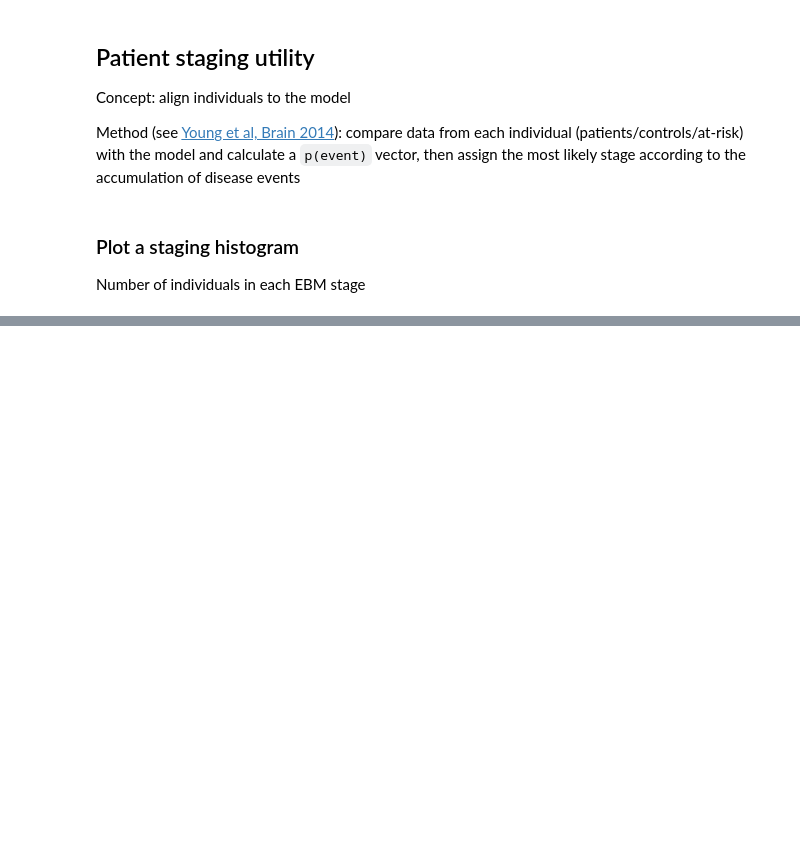
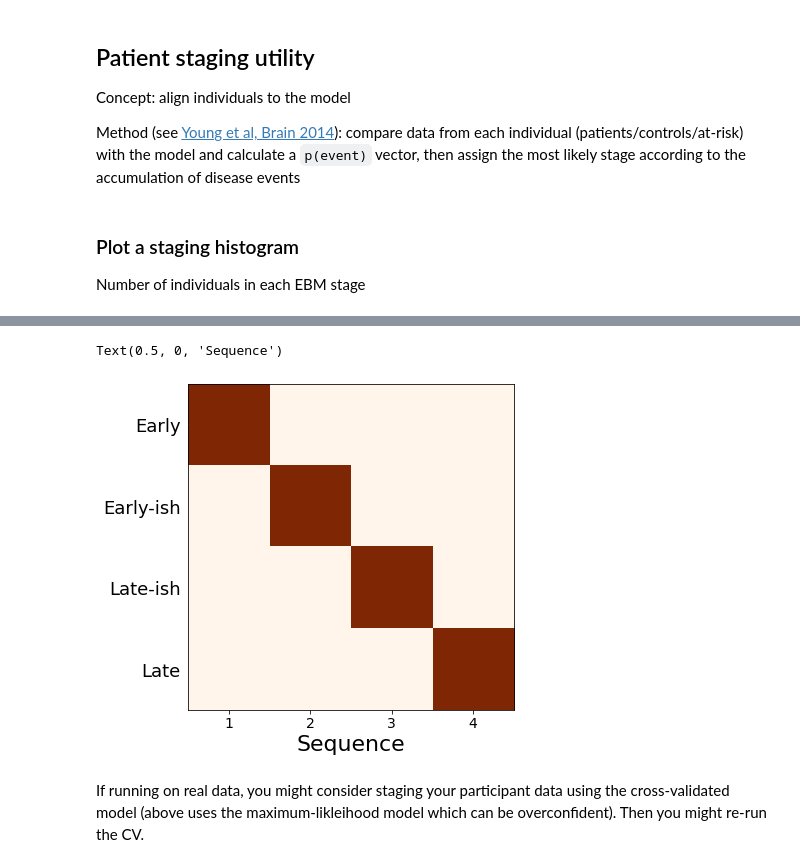
Before and after one commit to ucl-pond/kde_ebm, a Jupyter notebook: examples/kde_ebm_walkthrough.ipynb, the cells around one changed output, grey strips where cells are left out. Cells and saved outputs as stored; diff of their text form; code cells hidden in the pictures; blank space fills up the shorter version.

Commit message:
Added cross-validation code

```diff
--- a/examples/kde_ebm_walkthrough.ipynb
+++ b/examples/kde_ebm_walkthrough.ipynb
@@ -479,29 +666,34 @@ By Gufosowa - Own work, CC BY-SA 4.0, https://commons.wikimedia.org/w/index.php?
 # %%
-# #* Plot EBM (PVD)
-# pvd_rcv, seq_rcv = ebm_ute.extract_pvd(ml_order=seqs_rcv,samples=mcmc_samples_rcv)
-# reorder_rcv = np.argsort(seq_rcv)
-# pvd_rcv_ = pvd_rcv[:][reorder_rcv]
+#* Plot EBM (PVD)
+pvd_rcv, seq_rcv = extract_pvd(ml_order=seqs_rcv,samples=mcmc_samples_rcv)
+reorder_rcv = np.argsort(seq_rcv)
+pvd_rcv_ = pvd_rcv[:][reorder_rcv]
 
-# fig, ax = plt.subplots(1,1,figsize=(9, 6),sharey=False)
-# labels = ebm_scores_labels
-# labels_ = [labels[i].replace('TOTAL','').replace('TOT','').replace('-detrended','') for i in seq_rcv]
-# ax.imshow(pvd_rcv_[:][seq_rcv], interpolation='nearest', cmap='Oranges')
-# # ax.set_title('Cross-Validation',fontsize=24)
+fig, ax = plt.subplots(1,1,figsize=(9, 6),sharey=False)
+labels = e_labels
+labels_ = [labels[i].replace('TOTAL','').replace('TOT','').replace('-detrended','') for i in seq_rcv]
+ax.imshow(pvd_rcv_[:][seq_rcv], interpolation='nearest', cmap='Oranges')
+# ax.set_title('Cross-Validation',fontsize=24)
 
-# n_biomarkers = pvd_rcv.shape[0]
-# stp = 1
-# fs = 14
-# tick_marks_x = np.arange(0,n_biomarkers,stp)
-# x_labs = range(1, n_biomarkers+1,stp)
-# ax.set_xticks(tick_marks_x)
-# ax.set_xticklabels(x_labs, rotation=0,fontsize=fs)
-# tick_marks_y = np.arange(n_biomarkers)
-# ax.set_yticks(tick_marks_y+0)
-# ax.tick_params(axis='y',color='w')
-# labels_trimmed = [x[2:].replace('_', ' ') if x.startswith('p_') else x.replace('_', ' ') for x in labels_]
-# ax.set_yticklabels(labels_trimmed,#,np.array(labels_trimmed, dtype='object')[seq_],
-#                    rotation=0, #ha='right',
-#                    rotation_mode='anchor',
-#                    fontsize=18)
-# # ax.set_ylabel('Instrument', fontsize=28)
-# ax.set_xlabel('Sequence', fontsize=22)
+n_biomarkers = pvd_rcv.shape[0]
+stp = 1
+fs = 14
+tick_marks_x = np.arange(0,n_biomarkers,stp)
+x_labs = range(1, n_biomarkers+1,stp)
+ax.set_xticks(tick_marks_x)
+ax.set_xticklabels(x_labs, rotation=0,fontsize=fs)
+tick_marks_y = np.arange(n_biomarkers)
+ax.set_yticks(tick_marks_y+0)
+ax.tick_params(axis='y',color='w')
+labels_trimmed = [x[2:].replace('_', ' ') if x.startswith('p_') else x.replace('_', ' ') for x in labels_]
+ax.set_yticklabels(labels_trimmed,#,np.array(labels_trimmed, dtype='object')[seq_],
+                   rotation=0, #ha='right',
+                   rotation_mode='anchor',
+                   fontsize=18)
+# ax.set_ylabel('Instrument', fontsize=28)
+ax.set_xlabel('Sequence', fontsize=22)
+# %% [output]
+Text(0.5, 0, 'Sequence')
+[figure, added]
+# %% [markdown]
+If running on real data, you might consider staging your participant data using the cross-validated model (above uses the maximum-likleihood model which can be overconfident). Then you might re-run the CV.
```
Also changed, not shown: parts of 14 cells of this notebook.
